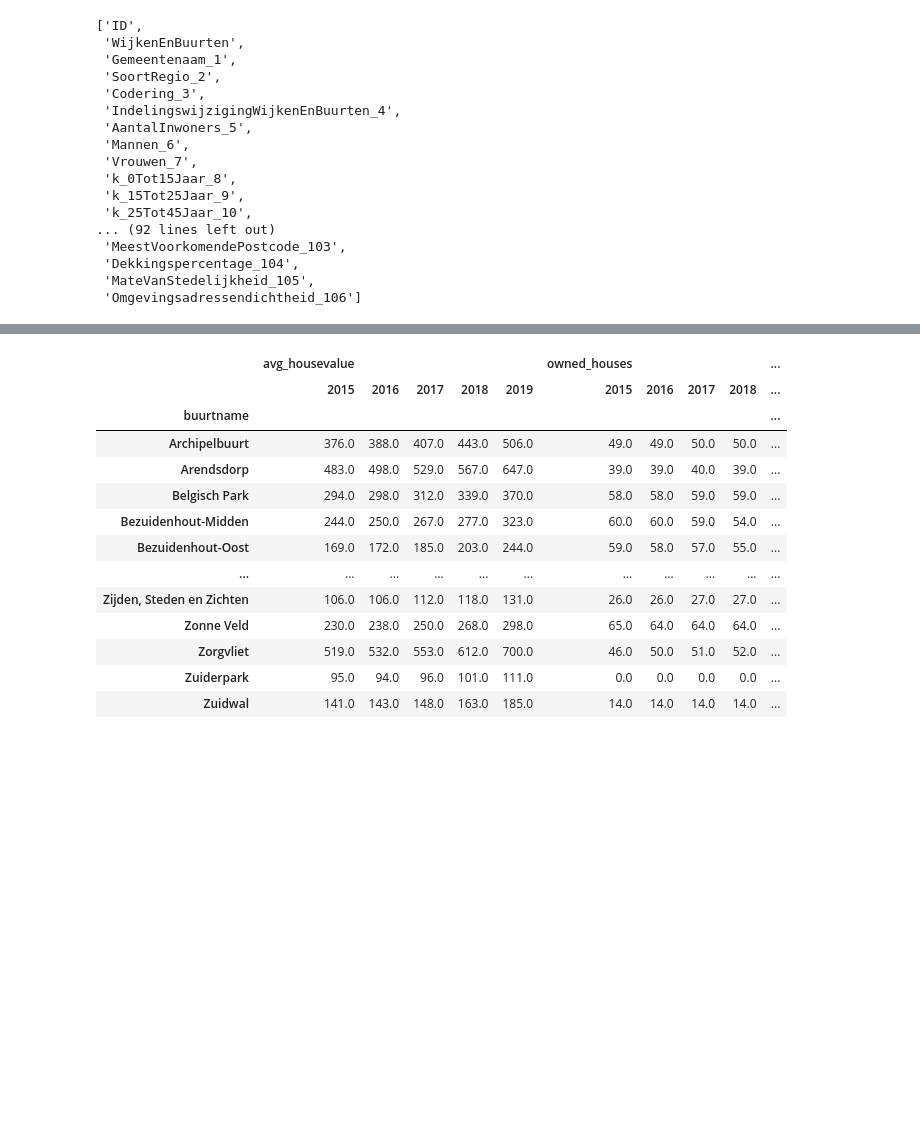
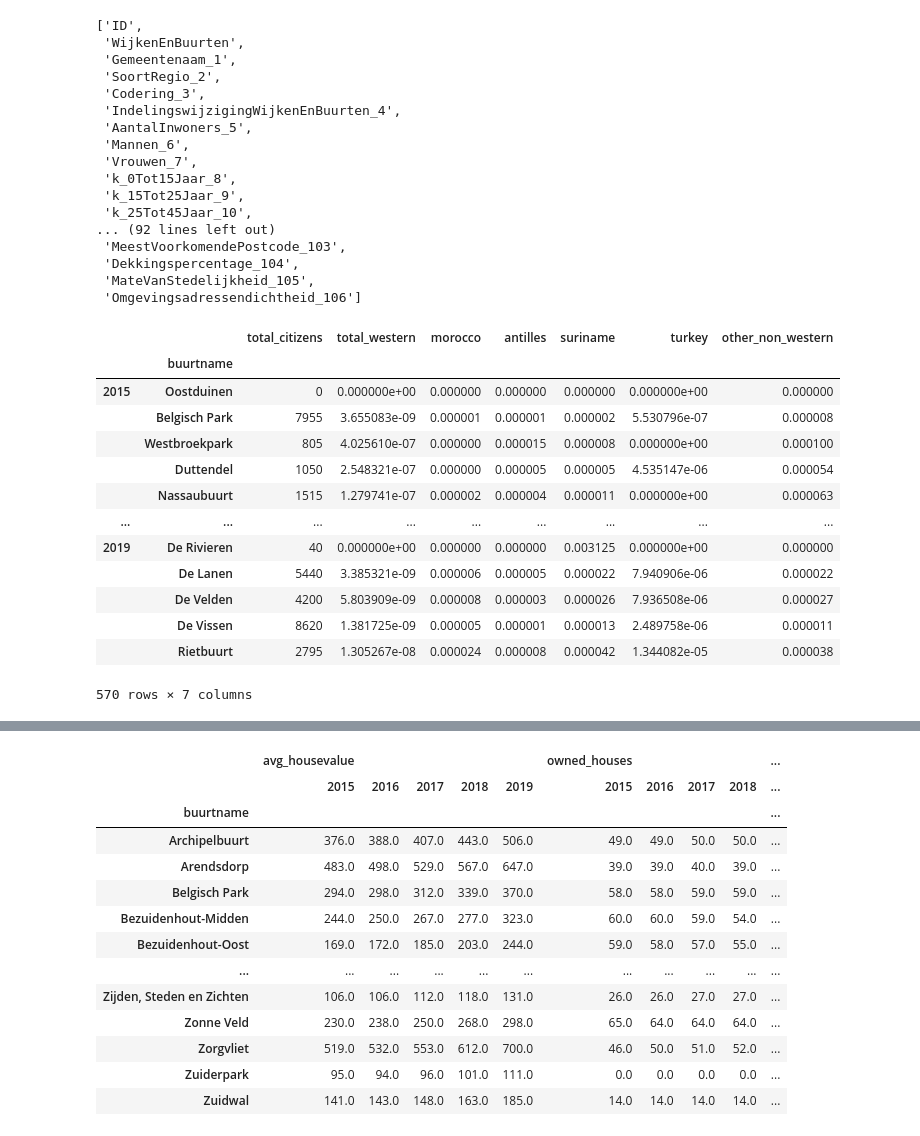
Before and after one commit to J-h-V/OpenDataDenHaag, a Jupyter notebook: DatasetCBS.ipynb, the cells around one changed output, grey strips where cells are left out. Cells and saved outputs as stored; diff of their text form; code cells hidden in the pictures; blank space fills up the shorter version.

```diff
--- a/DatasetCBS.ipynb
+++ b/DatasetCBS.ipynb
@@ -59,6 +59,30 @@ citizens_dh_19 = dh_buurt_data_19[['WijkenEnBuurten','AantalInwoners_5','Westers
 amenities_dh = pd.concat([amenities_dh_15,amenities_dh_16,amenities_dh_17,amenities_dh_18,amenities_dh_19], keys=[2015,2016,2017,2018,2019])
 # %%
 citizens_dh = pd.concat([citizens_dh_15,citizens_dh_16,citizens_dh_17,citizens_dh_18,citizens_dh_19], keys=[2015,2016,2017,2018,2019])
+# %%
+citizens_dh["total_western"] = citizens_dh["total_western"] / citizens_dh["total_citizens"]
+citizens_dh["morocco"] = citizens_dh["morocco"] / citizens_dh["total_citizens"]
+citizens_dh["antilles"] = citizens_dh["antilles"] / citizens_dh["total_citizens"]
+citizens_dh["suriname"] = citizens_dh["suriname"] / citizens_dh["total_citizens"]
+citizens_dh["turkey"] = citizens_dh["turkey"] / citizens_dh["total_citizens"]
+citizens_dh["other_non_western"] = citizens_dh["other_non_western"] / citizens_dh["total_citizens"]
+citizens_dh = citizens_dh.fillna(0)
+citizens_dh
+# %% [output]
+|  |  | total_citizens | total_western | morocco | antilles | suriname | turkey | other_non_western |
+|  | buurtname |  |  |  |  |  |  |  |
+| 2015 | Oostduinen | 0 | 0.000000e+00 | 0.000000 | 0.000000 | 0.000000 | 0.000000e+00 | 0.000000 |
+|  | Belgisch Park | 7955 | 3.655083e-09 | 0.000001 | 0.000001 | 0.000002 | 5.530796e-07 | 0.000008 |
+|  | Westbroekpark | 805 | 4.025610e-07 | 0.000000 | 0.000015 | 0.000008 | 0.000000e+00 | 0.000100 |
+|  | Duttendel | 1050 | 2.548321e-07 | 0.000000 | 0.000005 | 0.000005 | 4.535147e-06 | 0.000054 |
+|  | Nassaubuurt | 1515 | 1.279741e-07 | 0.000002 | 0.000004 | 0.000011 | 0.000000e+00 | 0.000063 |
+| ... | ... | ... | ... | ... | ... | ... | ... | ... |
+| 2019 | De Rivieren | 40 | 0.000000e+00 | 0.000000 | 0.000000 | 0.003125 | 0.000000e+00 | 0.000000 |
+|  | De Lanen | 5440 | 3.385321e-09 | 0.000006 | 0.000005 | 0.000022 | 7.940906e-06 | 0.000022 |
+|  | De Velden | 4200 | 5.803909e-09 | 0.000008 | 0.000003 | 0.000026 | 7.936508e-06 | 0.000027 |
+|  | De Vissen | 8620 | 1.381725e-09 | 0.000005 | 0.000001 | 0.000013 | 2.489758e-06 | 0.000011 |
+|  | Rietbuurt | 2795 | 1.305267e-08 | 0.000024 | 0.000008 | 0.000042 | 1.344082e-05 | 0.000038 |
+570 rows × 7 columns
 # %%
 citizens_dh.unstack(level=0)
 # %% [output]
```
Also changed, not shown: parts of 5 cells of this notebook.
